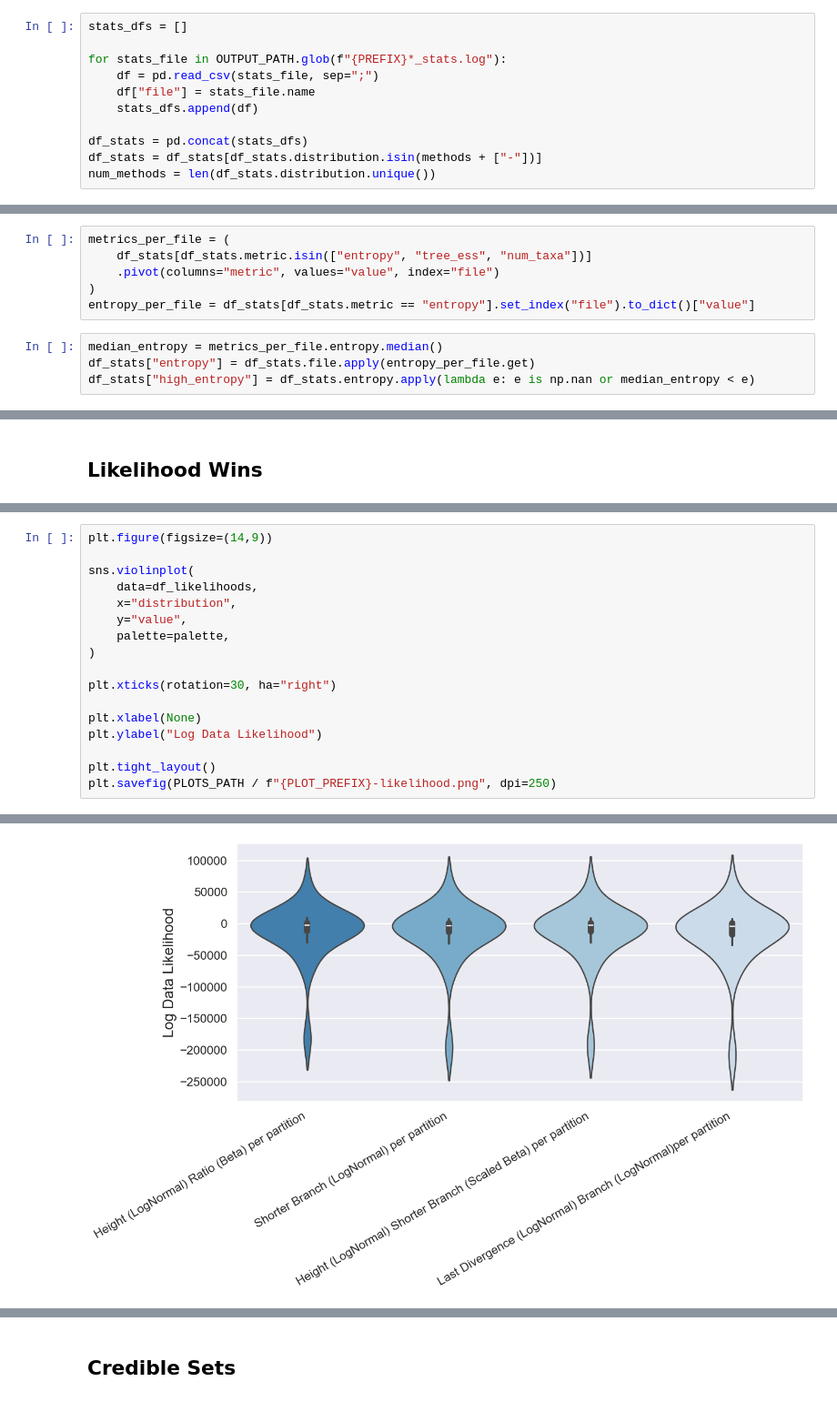
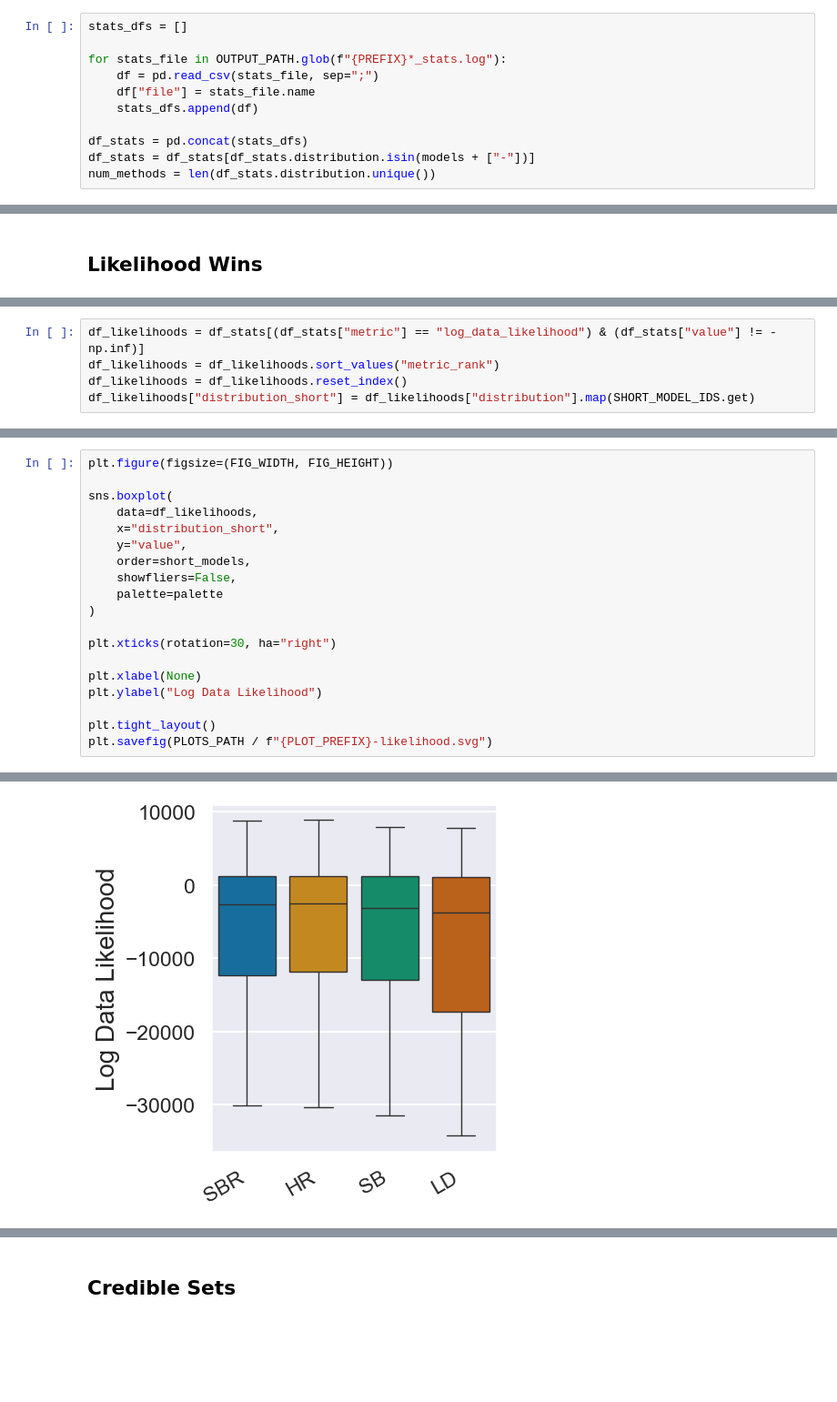
Before and after one commit to tochsner/ccd-validation, a Jupyter notebook: src/julia_analysis/julia_analysis.ipynb, the cells around one changed output, grey strips where cells are left out. Shown at 91% size. Saved outputs shown, nothing was run; the diff lists cells and outputs as text; blank space fills up the shorter version.

```diff
--- a/src/julia_analysis/julia_analysis.ipynb
+++ b/src/julia_analysis/julia_analysis.ipynb
@@ -44,5 +50,5 @@ for stats_file in OUTPUT_PATH.glob(f"{PREFIX}*_stats.log"):
     stats_dfs.append(df)
 
 df_stats = pd.concat(stats_dfs)
-df_stats = df_stats[df_stats.distribution.isin(methods + ["-"])]
+df_stats = df_stats[df_stats.distribution.isin(models + ["-"])]
 num_methods = len(df_stats.distribution.unique())
@@ -51,10 +54,0 @@ num_methods = len(df_stats.distribution.unique())
-# %%
-metrics_per_file = (
-    df_stats[df_stats.metric.isin(["entropy", "tree_ess", "num_taxa"])]
-    .pivot(columns="metric", values="value", index="file")
-)
-entropy_per_file = df_stats[df_stats.metric == "entropy"].set_index("file").to_dict()["value"]
-# %%
-median_entropy = metrics_per_file.entropy.median()
-df_stats["entropy"] = df_stats.file.apply(entropy_per_file.get)
-df_stats["high_entropy"] = df_stats.entropy.apply(lambda e: e is np.nan or median_entropy < e)
@@ -105,4 +70,9 @@ df_stats["inverse_metric_rank"] = (
     .groupby(["file", "metric"])
     .cumcount() + 1
 )
+# %%
+df_likelihoods = df_stats[(df_stats["metric"] == "log_data_likelihood") & (df_stats["value"] != -np.inf)]
+df_likelihoods = df_likelihoods.sort_values("metric_rank")
+df_likelihoods = df_likelihoods.reset_index()
+df_likelihoods["distribution_short"] = df_likelihoods["distribution"].map(SHORT_MODEL_IDS.get)
 # %%
@@ -132,11 +96,13 @@ ax.savefig(PLOTS_PATH / f"{PLOT_PREFIX}-likelihood-ranking.png", dpi=250)
 # %%
-plt.figure(figsize=(14,9))
+plt.figure(figsize=(FIG_WIDTH, FIG_HEIGHT))
 
-sns.violinplot(
+sns.boxplot(
     data=df_likelihoods,
-    x="distribution",
+    x="distribution_short",
     y="value",
-    palette=palette,
+    order=short_models,
+    showfliers=False,
+    palette=palette
 )
 
 plt.xticks(rotation=30, ha="right")
@@ -145,7 +111,7 @@ plt.xlabel(None)
 plt.ylabel("Log Data Likelihood")
 
 plt.tight_layout()
-plt.savefig(PLOTS_PATH / f"{PLOT_PREFIX}-likelihood.png", dpi=250)
+plt.savefig(PLOTS_PATH / f"{PLOT_PREFIX}-likelihood.svg")
 # %% [output]
 Passing `palette` without assigning `hue` is deprecated and will be removed in v0.14.0. Assign the `x` variable to `hue` and set `legend=False` for the same effect.
 
@@ -153 +119 @@ Passing `palette` without assigning `hue` is deprecated and will be removed in v
-[figure, old version]
+[figure, new version]
```
Also changed, not shown: parts of 24 cells of this notebook, 4 other files.
